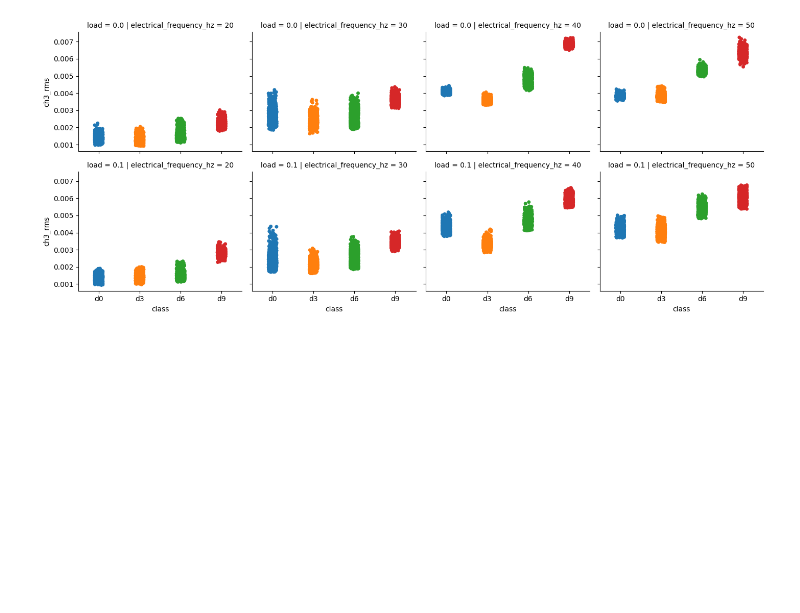
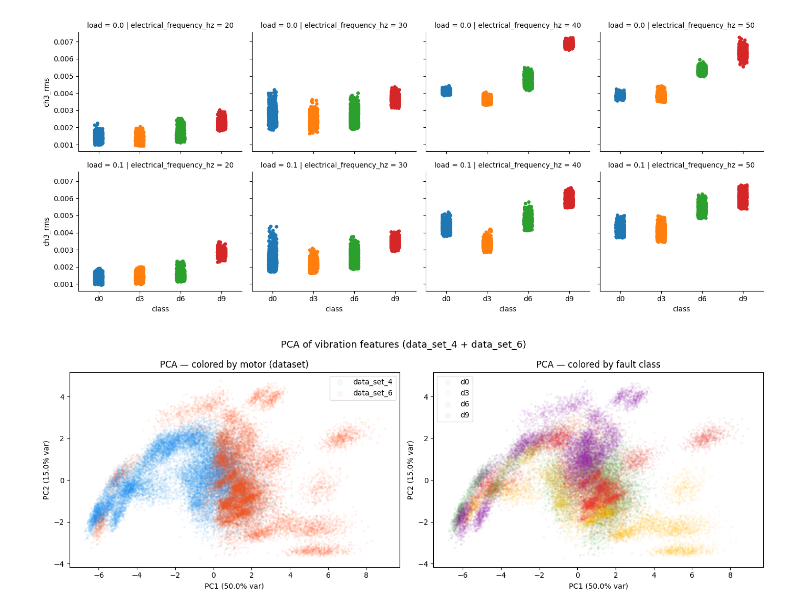
Before and after one commit to efvai/health-asyn-ml, a Jupyter notebook: notebooks/production/vibro_model.ipynb, the cells around one changed output. Saved outputs shown, nothing was run; the diff lists cells and outputs as text; code cells hidden in the pictures; blank space fills up the shorter version.

```diff
--- a/notebooks/production/vibro_model.ipynb
+++ b/notebooks/production/vibro_model.ipynb
@@ -11,6 +11,7 @@ sys.path.append(str(project_root))
 
 # ML toolbox imports
 from ml_toolbox.data_loader import DataLoader, create_windows_for_ml, create_label_to_class_map, extract_features_for_ml, FeatureConfig
+from ml_toolbox import ButterworthLPF
 
 # Initialize dataset manager
 dataset_path = project_root / "data_set_4"
@@ -30,7 +31,7 @@ pipeline = Pipeline([
 
 feat_conf = FeatureConfig(
     sensor_type="vibration",
-    #selected_channels=["ch3", "ch4"]
+    selected_channels=["ch3", "ch4"]
 )
 
 load_params = {
@@ -48,12 +49,15 @@ window_params = {
     "random_state": 42,
 }
 
+lpf = ButterworthLPF(cutoff_hz=500, order=4)
+
 data, metadata = data_loader.load_batch(
         classes=load_params["classes"],
         loads=load_params["loads"],
         frequencies=load_params["frequencies"],
         sensor_types=load_params["sensor_types"],
         sample_ids=load_params["sample_ids"],
+        preprocessor=lpf
 )
 
 windows, labels, win_metadata = create_windows_for_ml(
@@ -86,7 +90,7 @@ test_loader = DataLoader(test_path)
 
 test_feat_conf = FeatureConfig(
     sensor_type="vibration",
-    #selected_channels=["ch3", "ch4"]
+    selected_channels=["ch3", "ch4"]
 )
 
 test_data, test_metadata = test_loader.load_batch(
@@ -95,6 +99,7 @@ test_data, test_metadata = test_loader.load_batch(
         frequencies=load_params["frequencies"],
         sensor_types=load_params["sensor_types"],
         sample_ids=load_params["sample_ids"],
+        preprocessor=lpf
 )
 
 test_windows, test_labels, test_win_metadata = create_windows_for_ml(
@@ -255,3 +283,71 @@ sns.catplot(
 # %% [output]
 <seaborn.axisgrid.FacetGrid at 0x...>
 [figure]
+# %%
+
+# PCA: colored by motor (dataset) and fault class
+import numpy as np
+import matplotlib.pyplot as plt
+from sklearn.decomposition import PCA
+from sklearn.preprocessing import StandardScaler
+
+# --- Combine both datasets ---
+all_features = np.vstack([features, test_features])
+
+motor_labels = (
+    ["data_set_4"] * len(features) +
+    ["data_set_6"] * len(test_features)
+)
+
+class_labels = (
+    [m["class"] for m in win_metadata] +
+    [m["class"] for m in test_win_metadata]
+)
+
+# --- Scale on the full combined set ---
+scaler_pca = StandardScaler()
+all_features_scaled = scaler_pca.fit_transform(all_features)
+
+# --- Fit PCA ---
+pca = PCA(n_components=2, random_state=42)
+pcs = pca.fit_transform(all_features_scaled)
+var_explained = pca.explained_variance_ratio_
+
+# --- Plotting helpers ---
+motor_labels = np.array(motor_labels)
+class_labels = np.array(class_labels)
+
+motor_colors = {"data_set_4": "#2196F3", "data_set_6": "#FF5722"}
+class_palette = {"d0": "#4CAF50", "d3": "#FFC107", "d6": "#F44336", "d9": "#9C27B0"}
+
+fig, axes = plt.subplots(1, 2, figsize=(14, 5))
+
+# Left: colored by motor / dataset
+for motor, color in motor_colors.items():
+    mask = motor_labels == motor
+    axes[0].scatter(
+        pcs[mask, 0], pcs[mask, 1],
+        c=color, label=motor, alpha=0.1, s=5, rasterized=True
+    )
+axes[0].set_xlabel(f"PC1 ({var_explained[0]*100:.1f}% var)")
+axes[0].set_ylabel(f"PC2 ({var_explained[1]*100:.1f}% var)")
+axes[0].set_title("PCA — colored by motor (dataset)")
+axes[0].legend(markerscale=3, framealpha=0.7)
+
+# Right: colored by fault class
+for cls, color in class_palette.items():
+    mask = class_labels == cls
+    axes[1].scatter(
+        pcs[mask, 0], pcs[mask, 1],
+        c=color, label=cls, alpha=0.1, s=5, rasterized=True
+    )
+axes[1].set_xlabel(f"PC1 ({var_explained[0]*100:.1f}% var)")
+axes[1].set_ylabel(f"PC2 ({var_explained[1]*100:.1f}% var)")
+axes[1].set_title("PCA — colored by fault class")
+axes[1].legend(markerscale=3, framealpha=0.7)
+
+fig.suptitle("PCA of vibration features (data_set_4 + data_set_6)", fontsize=13)
+plt.tight_layout()
+plt.show()
+# %% [output]
+[figure, added]
```
Also changed, not shown: parts of 1 cell of this notebook, 9 other files.
